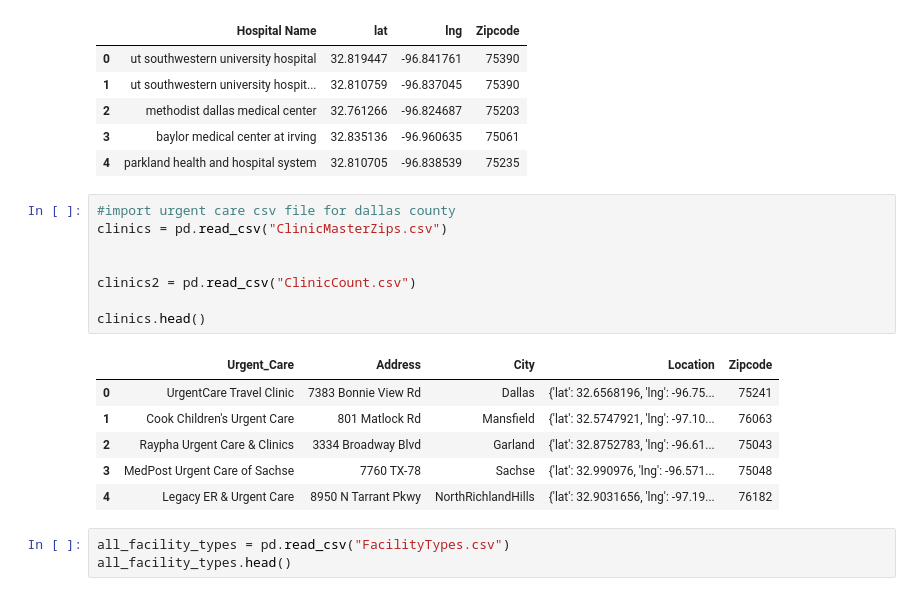
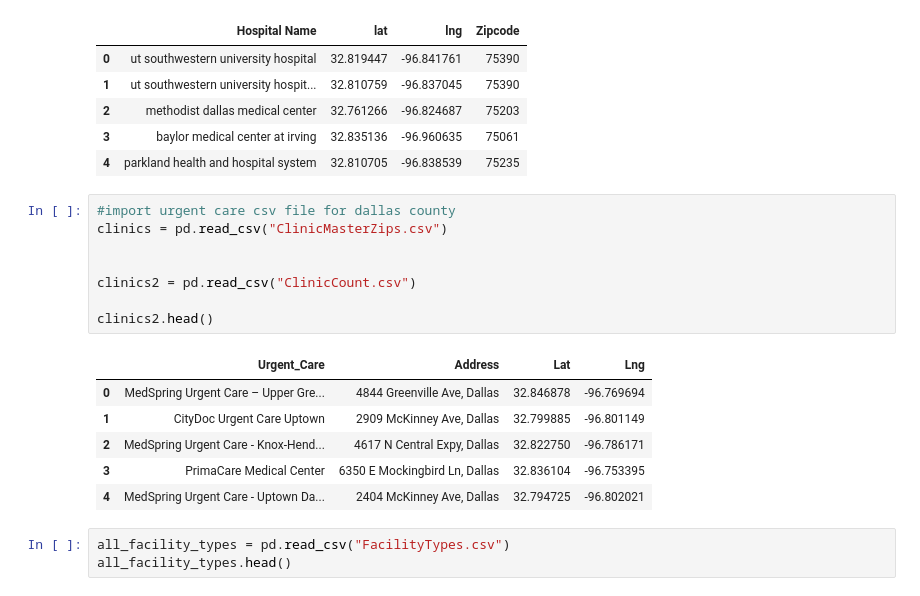
Before and after one commit to ChristinaWuerz/Project1, a Jupyter notebook: FinalPresentation.ipynb, the cells around one changed output. Saved outputs shown, nothing was run; the diff lists cells and outputs as text.

```diff
--- a/FinalPresentation.ipynb
+++ b/FinalPresentation.ipynb
@@ -37,18 +37,18 @@ hospitals.head()
 # %%
 #import urgent care csv file for dallas county
 clinics = pd.read_csv("ClinicMasterZips.csv")
 
 
 clinics2 = pd.read_csv("ClinicCount.csv")
 
-clinics.head()
+clinics2.head()
 # %% [output]
-|  | Urgent_Care | Address | City | Location | Zipcode |
-| 0 | UrgentCare Travel Clinic | 7383 Bonnie View Rd | Dallas | {'lat': 32.6568196, 'lng': -96.75... | 75241 |
-| 1 | Cook Children's Urgent Care | 801 Matlock Rd | Mansfield | {'lat': 32.5747921, 'lng': -97.10... | 76063 |
-| 2 | Raypha Urgent Care & Clinics | 3334 Broadway Blvd | Garland | {'lat': 32.8752783, 'lng': -96.61... | 75043 |
-| 3 | MedPost Urgent Care of Sachse | 7760 TX-78 | Sachse | {'lat': 32.990976, 'lng': -96.571... | 75048 |
-| 4 | Legacy ER & Urgent Care | 8950 N Tarrant Pkwy | NorthRichlandHills | {'lat': 32.9031656, 'lng': -97.19... | 76182 |
+|  | Urgent_Care | Address | Lat | Lng |
+| 0 | MedSpring Urgent Care – Upper Gre... | 4844 Greenville Ave, Dallas | 32.846878 | -96.769694 |
+| 1 | CityDoc Urgent Care Uptown | 2909 McKinney Ave, Dallas | 32.799885 | -96.801149 |
+| 2 | MedSpring Urgent Care - Knox-Hend... | 4617 N Central Expy, Dallas | 32.822750 | -96.786171 |
+| 3 | PrimaCare Medical Center | 6350 E Mockingbird Ln, Dallas | 32.836104 | -96.753395 |
+| 4 | MedSpring Urgent Care - Uptown Da... | 2404 McKinney Ave, Dallas | 32.794725 | -96.802021 |
 # %%
 all_facility_types = pd.read_csv("FacilityTypes.csv")
 all_facility_types.head()
```
Also changed, not shown: parts of 3 cells of this notebook, 5 other files.
